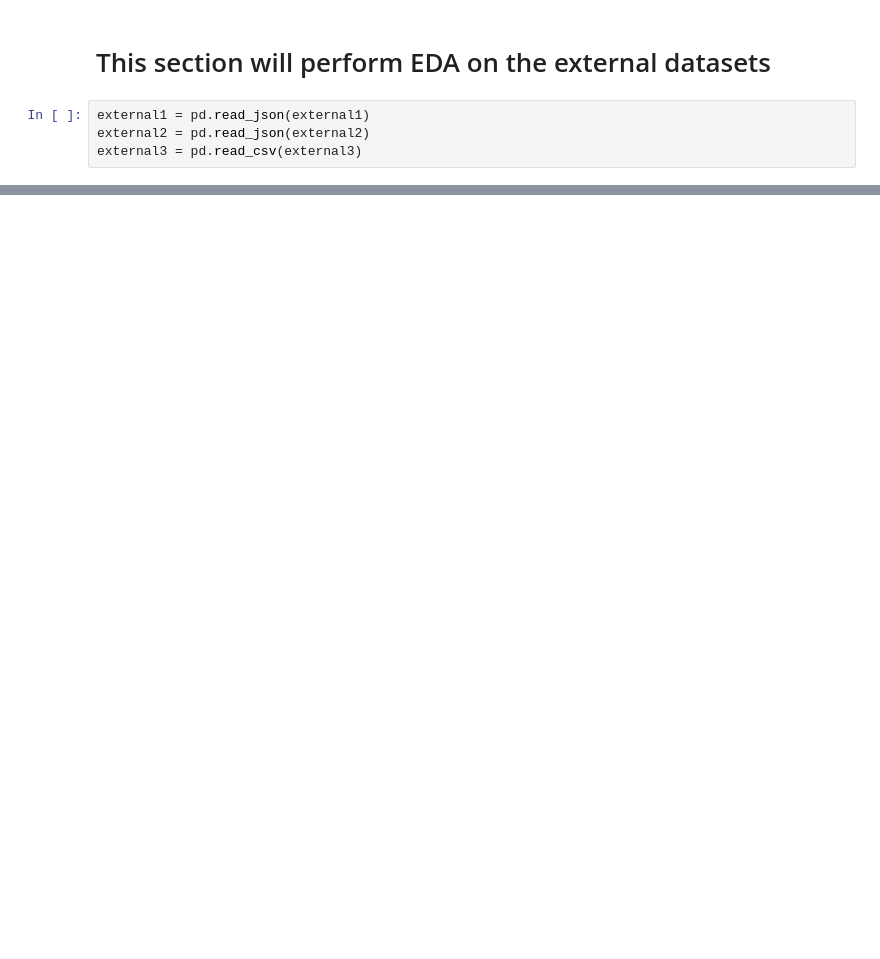
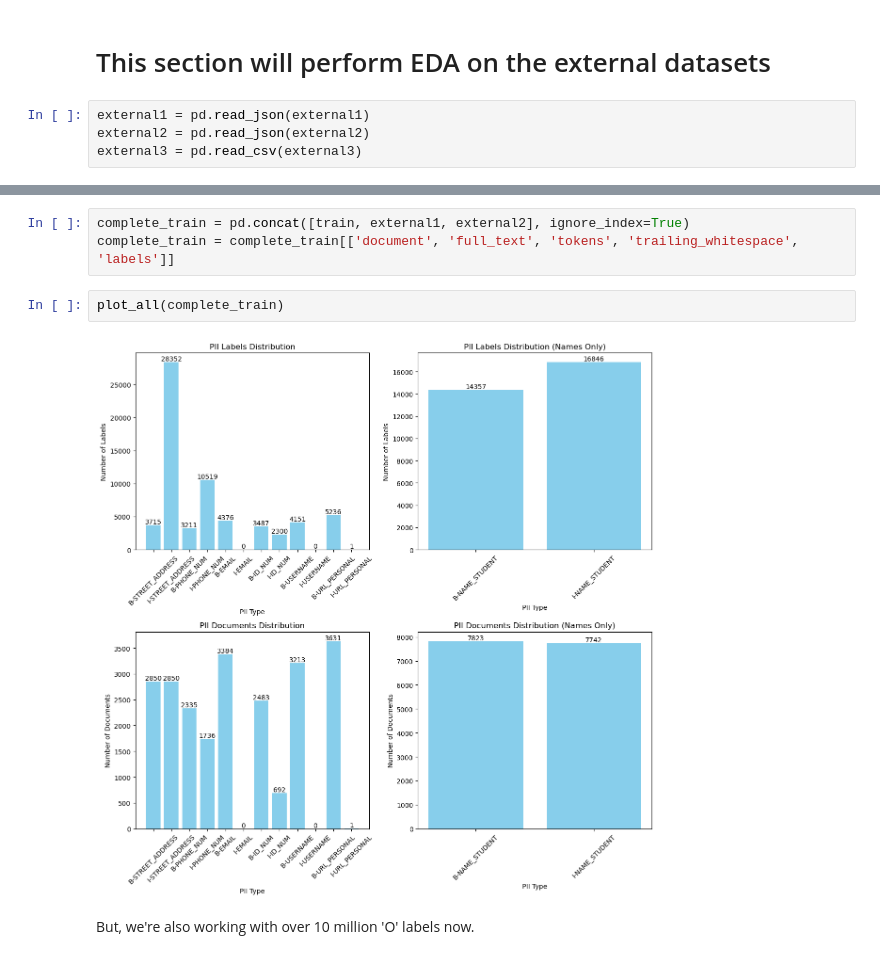
Before and after one commit to alanklin/NLP-Final, a Jupyter notebook: Code/eda.ipynb, the cells around one changed output, grey strips where cells are left out. Drawn from its saved outputs; the diff is of its cells as text; blank space fills up the shorter version.

```diff
--- a/Code/eda.ipynb
+++ b/Code/eda.ipynb
@@ -313,0 +296,9 @@ external3.head(5)
+# %%
+complete_train = pd.concat([train, external1, external2], ignore_index=True)
+complete_train = complete_train[['document', 'full_text', 'tokens', 'trailing_whitespace', 'labels']]
+# %%
+plot_all(complete_train)
+# %% [output]
+[figure, added]
+# %% [markdown]
+But, we're also working with over 10 million 'O' labels now.
```
Also changed, not shown: parts of 14 cells of this notebook, 1 other file.
